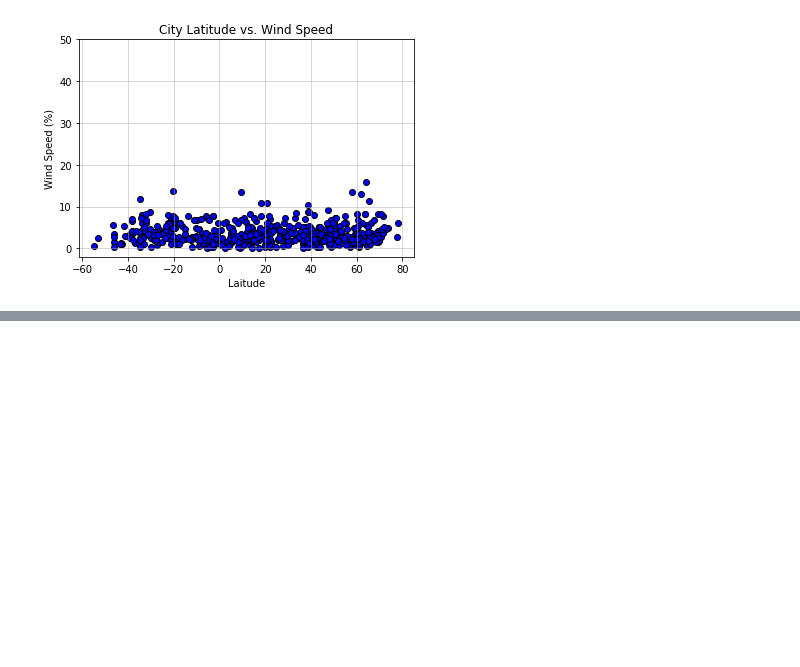
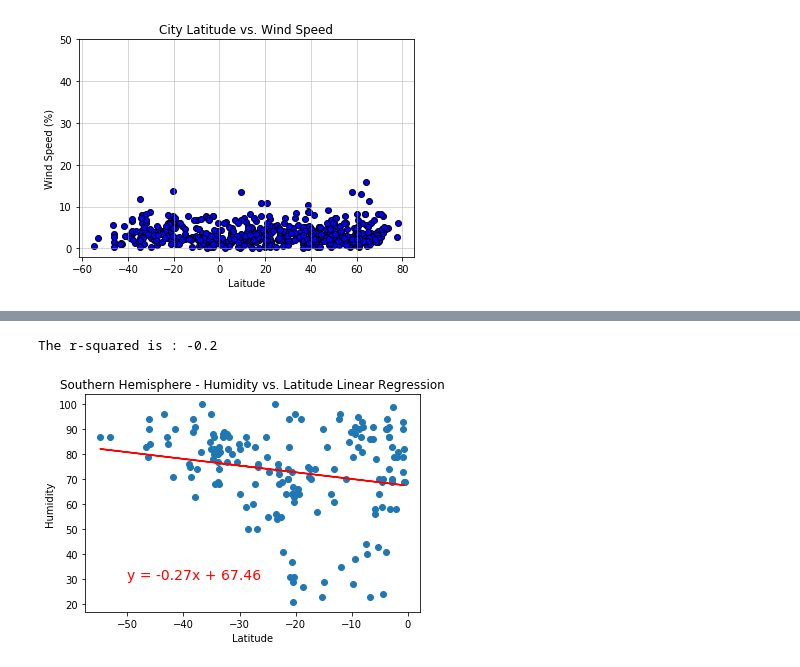
Before and after one commit to joelox87/python-api-challenge, a Jupyter notebook: WeatherPy/WeatherPy.ipynb, the cells around one changed output, grey strips where cells are left out. Saved outputs shown, nothing was run; the diff lists cells and outputs as text; code cells hidden in the pictures; blank space fills up the shorter version.

```diff
--- a/WeatherPy/WeatherPy.ipynb
+++ b/WeatherPy/WeatherPy.ipynb
@@ -202,0 +262,14 @@ plt.savefig("Images/City Latitude vs Wind Speed.png")
+# %%
+# Southern Hemisphere - Humidity (%) vs. Latitude Linear Regression
+equation = linear_agression(south_hem["Lat"], south_hem["Humidity"])
+
+annotate(equation, -50, 30)
+plt.title("Southern Hemisphere - Humidity vs. Latitude Linear Regression")
+plt.xlabel("Latitude")
+plt.ylabel("Humidity")
+
+# Save plot as png
+plt.savefig("Images/Southern Hemisphere - Humidity vs. Latitude Linear Regression.png")
+# %% [output]
+The r-squared is : -0.2
+[figure, added]
```
Also changed, not shown: parts of 7 cells of this notebook, 6 other files.
